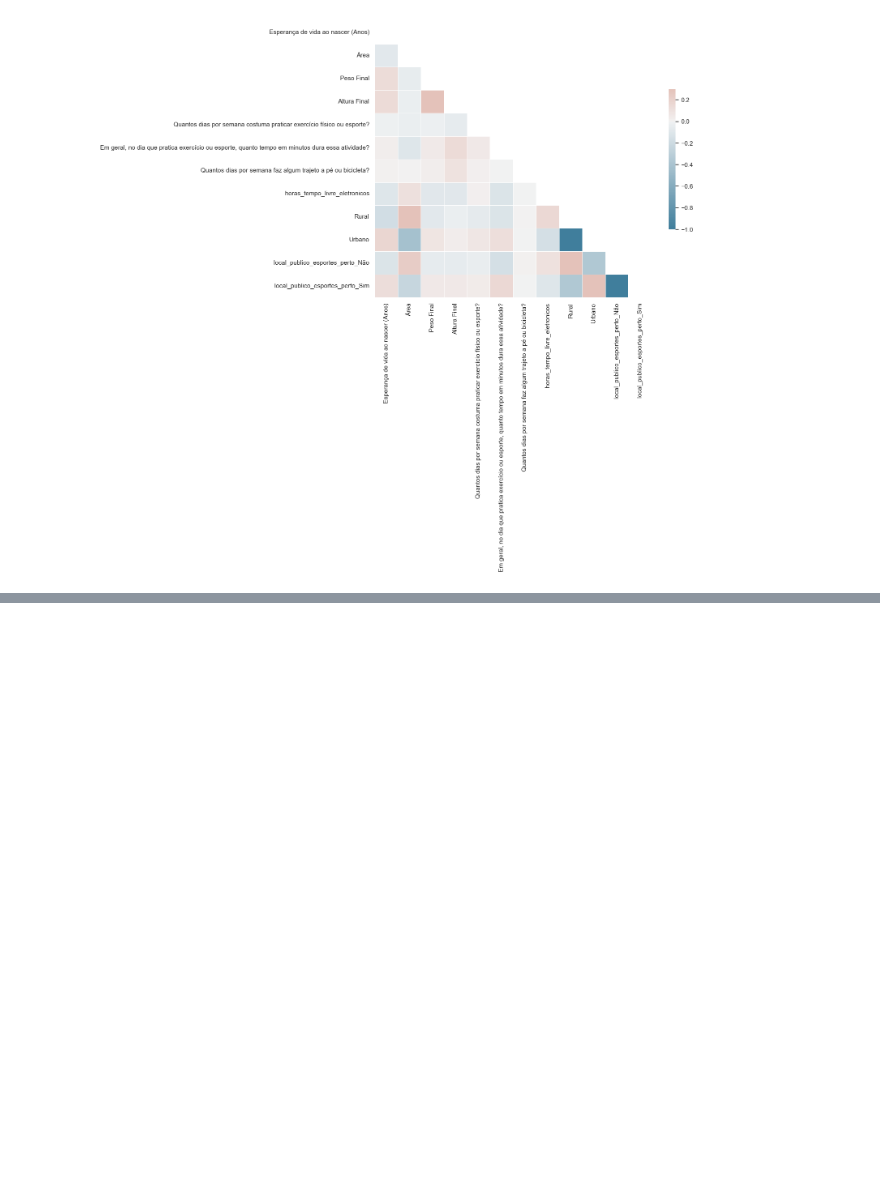
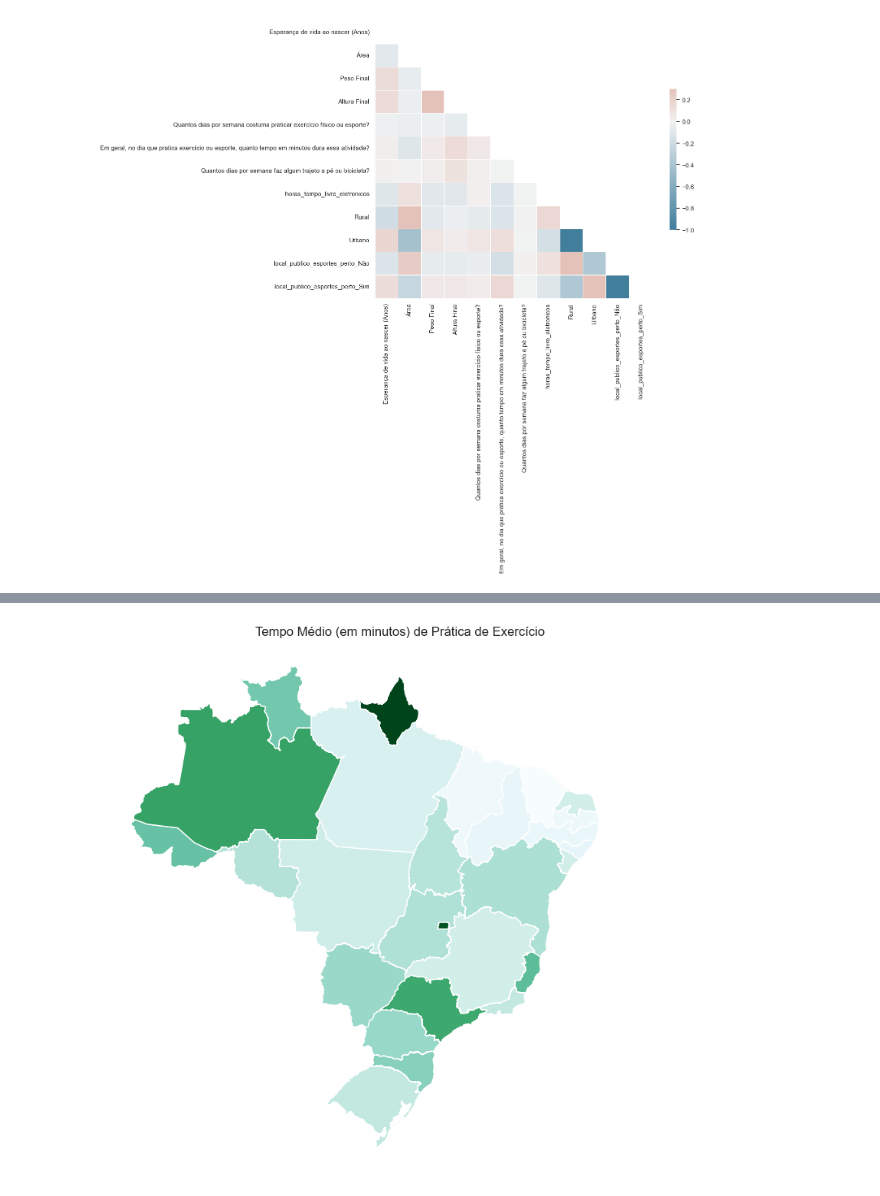
Before and after one commit to maafinotti/TCC-PNS, a Jupyter notebook: PNS_exercicio_fisico.ipynb, the cells around one changed output, grey strips where cells are left out. Cells and saved outputs as stored; diff of their text form; code cells hidden in the pictures; blank space fills up the shorter version.

Commit message:
criação dos mapas de fumo e exercicio fisico e ajustes nos códigos + comentários

```diff
--- a/PNS_exercicio_fisico.ipynb
+++ b/PNS_exercicio_fisico.ipynb
@@ -119,0 +231,12 @@ sns.heatmap(corr, mask=mask, cmap=cmap, vmax=.3, center=0,
+# %%
+tempo_exercicio_mapa = malha.join(tempo_exercicio.set_index('UF'))
+fig, ax = plt.subplots(1, 1, figsize=(10, 10))
+
+tempo_exercicio_mapa.plot(column='Em geral, no dia que pratica exercício ou esporte, quanto tempo em minutos dura essa atividade?', ax=ax,
+                cmap='BuGn')
+
+ax.set_title("Tempo Médio (em minutos) de Prática de Exercício")
+ax.axis('off')
+plt.show()
+# %% [output]
+[figure, added]
```
Also changed, not shown: parts of 26 cells of this notebook, 7 other files.
